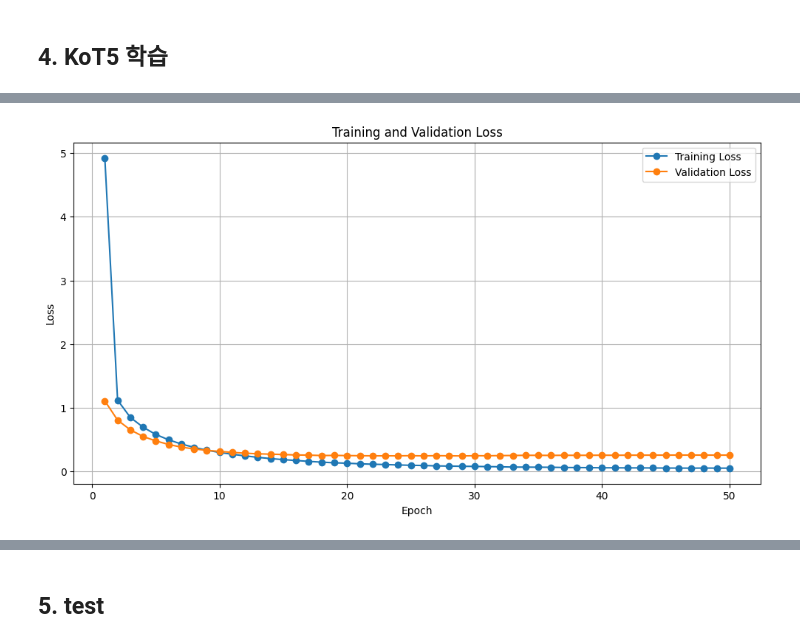
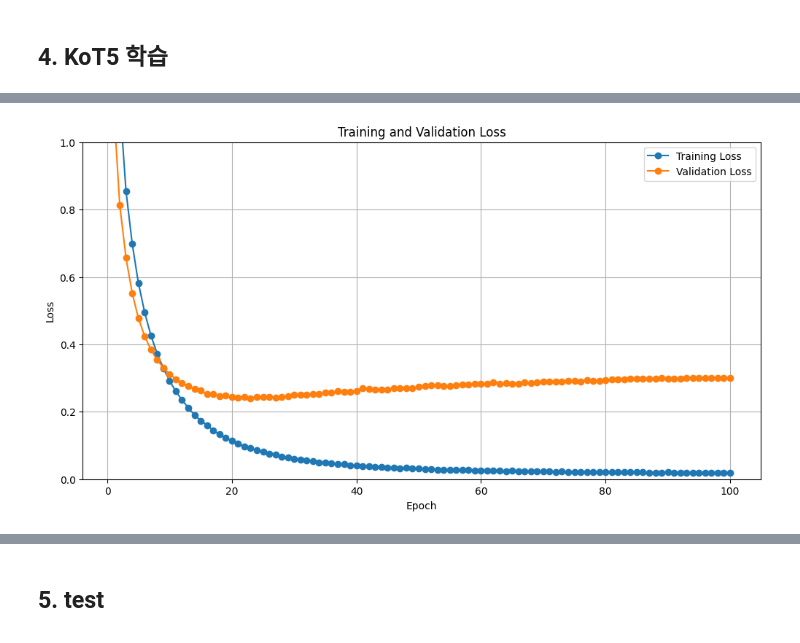
Before and after one commit to StoneMaenggu/coda-modeling, a Jupyter notebook: Gloss2Text/KoT5/0816_KoT5_DAset.ipynb, the cells around one changed output, grey strips where cells are left out. Cells and saved outputs as stored; diff of their text form; code cells hidden in the pictures.

```diff
--- a/Gloss2Text/KoT5/0816_KoT5_DAset.ipynb
+++ b/Gloss2Text/KoT5/0816_KoT5_DAset.ipynb
@@ -291,7 +291,7 @@ optimizer = AdamW(model.parameters(), lr=2e-5)  # 학습률은 실험적으로
 loss_fn = torch.nn.CrossEntropyLoss()
 
 # 학습률 스케줄러 설정
-num_epochs = 50
+num_epochs = 100
 
 total_steps = len(train_dataloader) * num_epochs
 scheduler = get_linear_schedule_with_warmup(
@@ -310,10 +310,12 @@ os.makedirs(checkpoint_dir, exist_ok=True)
 # %%
 import tqdm
 from tqdm import tqdm
+import sacrebleu
 
 # 손실 값을 저장할 리스트 초기화
 train_losses = []
 val_losses = []
+bleu_scores = []
 
 # 조기 종료 변수 설정
 # early_stopping_patience = 5  # 손실 개선이 없을 때 기다리는 에포크 수
@@ -351,6 +353,9 @@ for epoch in range(num_epochs):
     # Epoch 종료 후 검증 데이터셋에서 성능 평가
     model.eval()  # 평가 모드로 전환
     total_val_loss = 0
+    predictions = []
+    references = []
+
     with torch.no_grad():
         # tqdm을 사용하여 검증 배치 진행 상태 표시
         for batch in tqdm(val_dataloader, desc='Validation', unit='batch'):
@@ -363,10 +368,28 @@ for epoch in range(num_epochs):
             loss = outputs.loss
             total_val_loss += loss.item()
 
+            # 예측 결과 디코딩
+            decoded_preds = tokenizer.batch_decode(outputs.logits.argmax(dim=-1), skip_special_tokens=True)
+
+            # 실제 레이블 디코딩
+            decoded_labels = []
+            for label in labels:
+                label_ids = label[label != tokenizer.pad_token_id].tolist()
+                decoded_label = tokenizer.decode(label_ids, skip_special_tokens=True)
+                decoded_labels.append(decoded_label)
+
+            # 예측 결과와 참조 번역 수집
+            predictions.extend(decoded_preds)
+            references.extend(decoded_labels)
+
     avg_val_loss = total_val_loss / len(val_dataloader)
     val_losses.append(avg_val_loss)  # 검증 손실 저장
 
-    print(f'Epoch {epoch+1}/{num_epochs}, Loss: {avg_loss}, Validation Loss: {avg_val_loss}')
+    # BLEU 점수 계산
+    bleu_score = sacrebleu.corpus_bleu(predictions, [references])
+    bleu_scores.append(bleu_score.score)
+
+    print(f'Epoch {epoch+1}/{num_epochs}, Loss: {avg_loss:.4f}, Validation Loss: {avg_val_loss:.4f}, BLEU: {bleu_score.score:.4f}')
 
     # 체크포인트 저장
     checkpoint_path = os.path.join(checkpoint_dir, f'checkpoint_epoch_{epoch+1}.pt')
@@ -377,6 +400,7 @@ for epoch in range(num_epochs):
         'scheduler_state_dict': scheduler.state_dict(),
         'loss': avg_loss,
         'val_loss': avg_val_loss,
+        'bleu_score': bleu_score.score
     }, checkpoint_path)
 
     print(f'Checkpoint saved to {checkpoint_path}')
@@ -430,13 +454,16 @@ Starting epoch 12/50
 # %%
+import matplotlib.pyplot as plt
+
 # 손실 값 시각화
 plt.figure(figsize=(12, 6))
 plt.plot(range(1, len(train_losses) + 1), train_losses, label='Training Loss', marker='o')
 plt.plot(range(1, len(val_losses) + 1), val_losses, label='Validation Loss', marker='o')
 plt.xlabel('Epoch')
 plt.ylabel('Loss')
 plt.title('Training and Validation Loss')
 plt.legend()
+plt.ylim([0, 1])
 plt.grid(True)
 plt.show()
 # %% [output]
-[figure, old version]
+[figure, new version]
```
Also changed, not shown: parts of 10 cells of this notebook.
